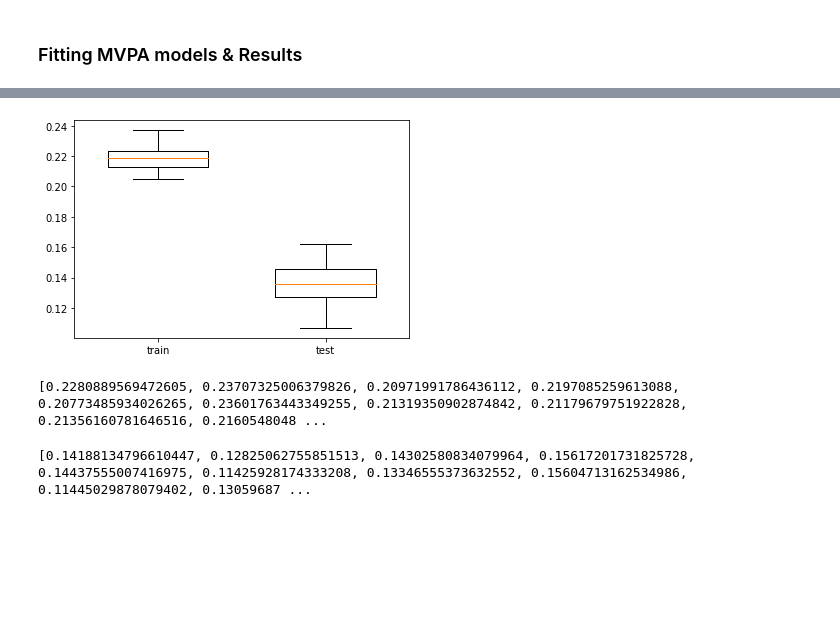
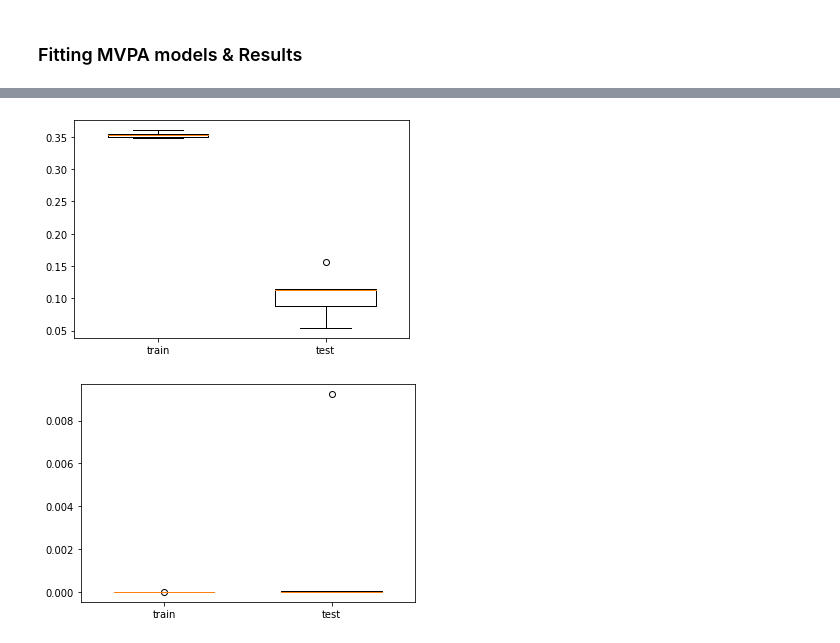
Before and after one commit to CCS-Lab/project_model_based_fmri, a Jupyter notebook: tutorials/tutorial_elasticnet.ipynb, the cells around one changed output, grey strips where cells are left out. Drawn from its saved outputs; the diff is of its cells as text; code cells hidden in the pictures; blank space fills up the shorter version.

```diff
--- a/tutorials/tutorial_elasticnet.ipynb
+++ b/tutorials/tutorial_elasticnet.ipynb
@@ -199,13 +154,0 @@ import matplotlib.pyplot as plt
-# %%
-plt.boxplot([r_train, r_test], labels=['train','test'], widths=0.6)
-plt.show()
-# %% [output]
-[figure, removed]
-# %%
-print(r_train)
-# %% [output]
-[0.2280889569472605, 0.23707325006379826, 0.20971991786436112, 0.2197085259613088, 0.20773485934026265, 0.23601763443349255, 0.21319350902874842, 0.21179679751922828, 0.21356160781646516, 0.2160548048 ...
-# %%
-print(r_test)
-# %% [output]
-[0.14188134796610447, 0.12825062755851513, 0.14302580834079964, 0.15617201731825728, 0.14437555007416975, 0.11425928174333208, 0.13346555373632552, 0.15604713162534986, 0.11445029878079402, 0.13059687 ...
@@ -211,0 +157,10 @@ print(r_test)
+# %%
+#loader = BIDSDataLoader(layout=root)
+X_dict,y_dict = loader.get_data(subject_wise=True)
+# %%
+metrics_train, metrics_test, coefs_train = elasticnet_crossvalidation(X_dict,
+                                                                       y_dict
+                                                                     method='5-fold')
+# %% [output]
+[figure, added]
+[figure, added]
```
Also changed, not shown: parts of 22 cells of this notebook, 20 other files.
